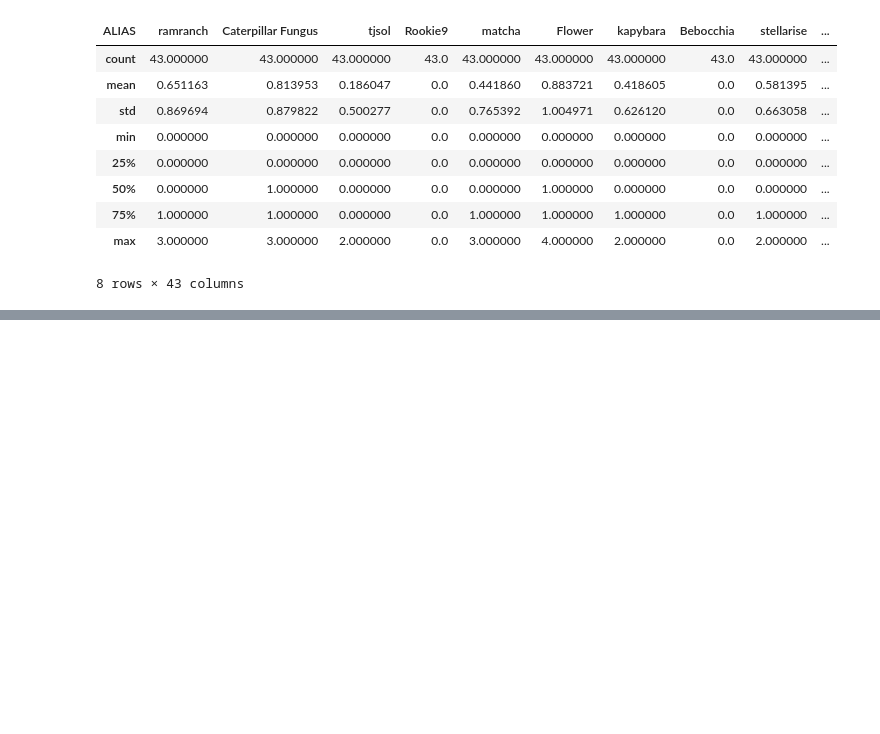
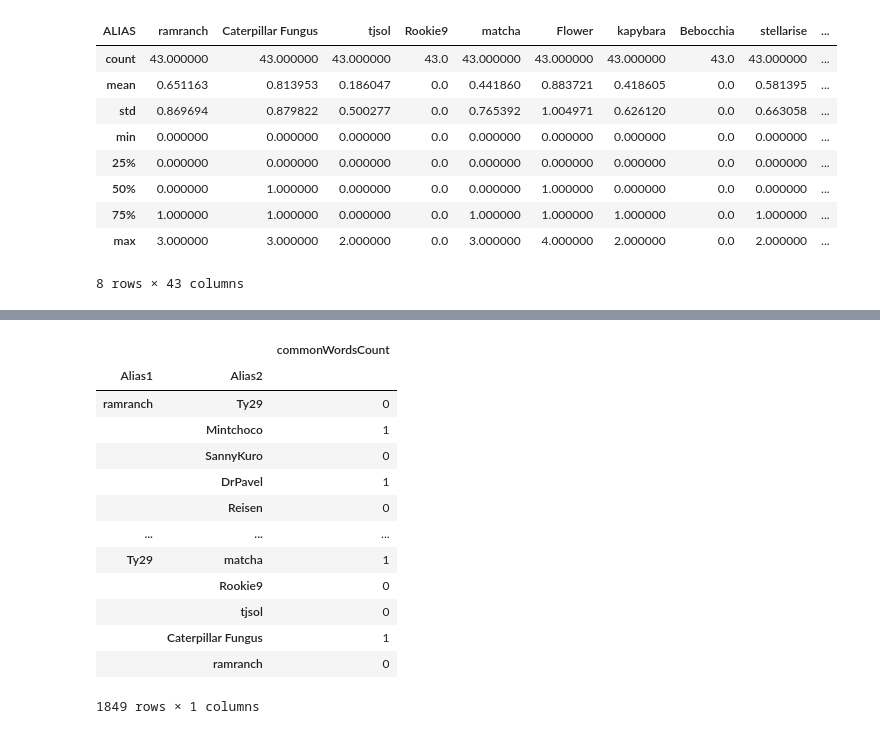
Before and after one commit to 1HD22/1HD22.github.io, a Jupyter notebook: notebooks/mergeHobbies.ipynb, the cells around one changed output, grey strips where cells are left out. Drawn from its saved outputs; the diff is of its cells as text; code cells hidden in the pictures; blank space fills up the shorter version.

```diff
--- a/notebooks/mergeHobbies.ipynb
+++ b/notebooks/mergeHobbies.ipynb
@@ -153,2 +153,20 @@ commonWords.sample(n=20).sample(n=20, axis=1)
+# %%
+commonWordsCount = commonWords.apply(lambda x: x.apply(len)).iloc[::-1, :].unstack().rename_axis(["Alias1", "Alias2"]).rename("commonWordsCount")
+commonWordsCount.to_frame()
+# %% [output]
+|  |  | commonWordsCount |
+| Alias1 | Alias2 |  |
+| ramranch | Ty29 | 0 |
+|  | Mintchoco | 1 |
+|  | SannyKuro | 0 |
+|  | DrPavel | 1 |
+|  | Reisen | 0 |
+| ... | ... | ... |
+| Ty29 | matcha | 1 |
+|  | Rookie9 | 0 |
+|  | tjsol | 0 |
+|  | Caterpillar Fungus | 1 |
+|  | ramranch | 0 |
+1849 rows × 1 columns
 # %%
 commonWords.apply(lambda x: x.apply(lambda y: list(y) if y != set() else "")).to_csv("../data/commonWords.csv")
```
Also changed, not shown: parts of 6 cells of this notebook, 4 other files.
